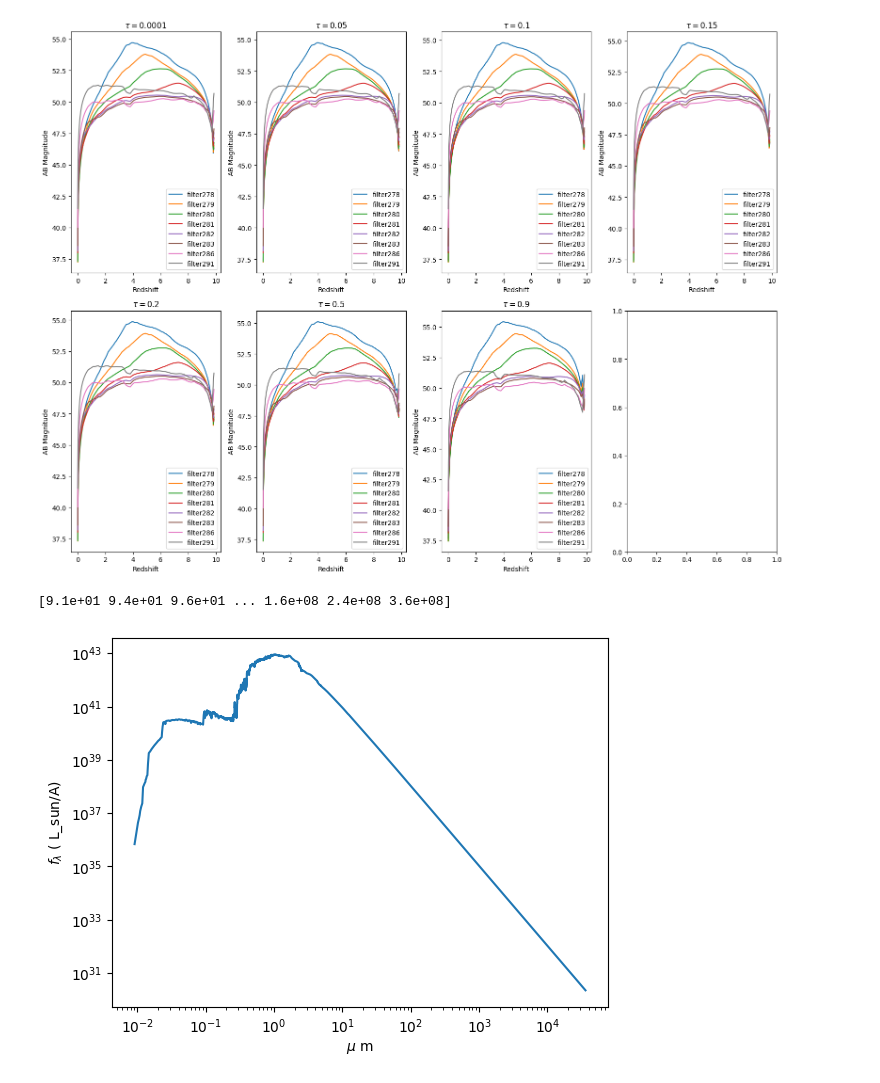
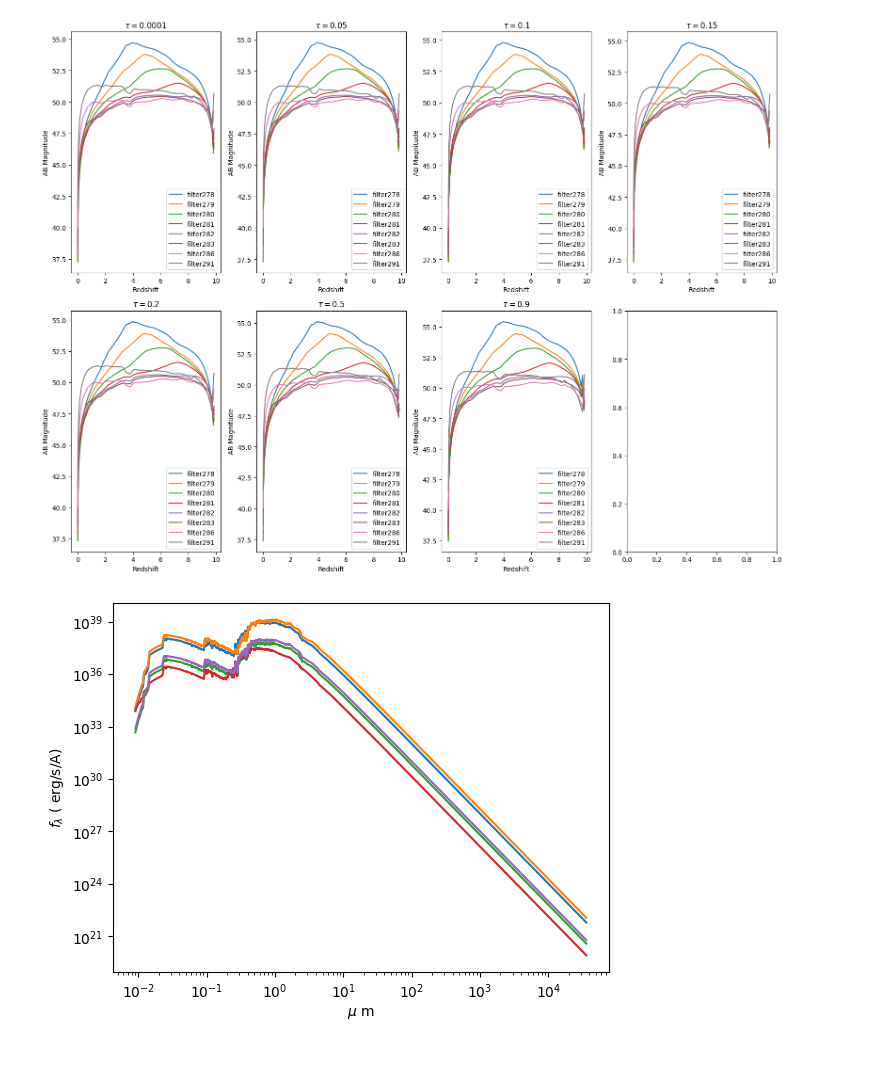
Before and after one commit to clilje/summer_2023, a Jupyter notebook: Week 1/JWST project/plot-spectrum.ipynb, the cells around one changed output. Cells and saved outputs as stored; diff of their text form; code cells hidden in the pictures.

```diff
--- a/Week 1/JWST project/plot-spectrum.ipynb
+++ b/Week 1/JWST project/plot-spectrum.ipynb
@@ -660,32 +660,90 @@ plt.show()
 # %%
 
 df = pd.read_csv('TNG_50_library\TNG50_out_17_gal_0_age=995000000.000.sed','/s', header=None, skiprows=6)
 df = df[0].str.split(expand=True)
 #distance modulus at z = 8
 mu = 49.53
 wavelength = df[0].astype('float64').to_numpy()
 flux = df[1].astype('float64').to_numpy()
 #print(wavelength,flux)
 
 flux = 3.826e+33*flux
-flux = 3.34e-19*flux*wavelength*wavelength
-flux = flux*(3e+18/wavelength)
+#flux = 3.34e-19*flux*wavelength*wavelength
+#flux = flux*(3e+18/wavelength)
 #flux = (flux)/((4*np.pi*(10**2)))
 #flux = flux*(0.00000000000000000032408**2)
 
 #flux = flux*(3*10e-5)/(wavelength**2)
-print(wavelength)
 with open('wavelength.txt', mode="w") as f:
     [f.write(str(i)+'\n') for i in wavelength]
 wavelength = 0.0001*wavelength
 plt.plot(wavelength,flux)
+
+
+df = pd.read_csv('TNG_50_library\TNG50_out_17_gal_1_age=995000000.000.sed','/s', header=None, skiprows=6)
+df = df[0].str.split(expand=True)
+#distance modulus at z = 8
+mu = 49.53
+wavelength = df[0].astype('float64').to_numpy()
+flux = df[1].astype('float64').to_numpy()
+#print(wavelength,flux)
+
+flux = 3.826e+33*flux
+#flux = 3.34e-19*flux*wavelength*wavelength
+#flux = flux*(3e+18/wavelength)
+wavelength = 0.0001*wavelength
+plt.plot(wavelength,flux)
+
+
+df = pd.read_csv('TNG_50_library\TNG50_out_17_gal_2_age=904000000.000.sed','/s', header=None, skiprows=6)
+df = df[0].str.split(expand=True)
+#distance modulus at z = 8
+wavelength = df[0].astype('float64').to_numpy()
+flux = df[1].astype('float64').to_numpy()
+#print(wavelength,flux)
+
+flux = 3.826e+33*flux
+#flux = 3.34e-19*flux*wavelength*wavelength
+#flux = flux*(3e+18/wavelength)
+wavelength = 0.0001*wavelength
+plt.plot(wavelength,flux)
+
+
+df = pd.read_csv('TNG_50_library\TNG50_out_17_gal_12397_age=995000000.000.sed','/s', header=None, skiprows=6)
+df = df[0].str.split(expand=True)
+#distance modulus at z = 8
+wavelength = df[0].astype('float64').to_numpy()
+flux = df[1].astype('float64').to_numpy()
+#print(wavelength,flux)
+
+flux = 3.826e+33*flux
+#flux = 3.34e-19*flux*wavelength*wavelength
+#flux = flux*(3e+18/wavelength)
+wavelength = 0.0001*wavelength
+plt.plot(wavelength,flux)
+
+
+
+df = pd.read_csv('TNG_50_library\TNG50_out_17_gal_8704_age=995000000.000.sed','/s', header=None, skiprows=6)
+df = df[0].str.split(expand=True)
+#distance modulus at z = 8
+wavelength = df[0].astype('float64').to_numpy()
+flux = df[1].astype('float64').to_numpy()
+#print(wavelength,flux)
+
+flux = 3.826e+33*flux
+#flux = 3.34e-19*flux*wavelength*wavelength
+#flux = flux*(3e+18/wavelength)
+wavelength = 0.0001*wavelength
+plt.plot(wavelength,flux)
+
+
 plt.xscale('log')
 plt.yscale('log')
 #plt.xlim(1.1,5)
 #plt.ylim(10e-3,10e+1)
 plt.xlabel(r'$\mu$ m')
-plt.ylabel(r'$f_{\lambda}$ ( L_sun/A)')
+plt.ylabel(r'$f_{\lambda}$ ( erg/s/A)')
 plt.show()
 # %% [output]
-[9.1e+01 9.4e+01 9.6e+01 ... 1.6e+08 2.4e+08 3.6e+08]
-[figure, old version]
+[figure, new version]
```
Also changed, not shown: 4 other files.
